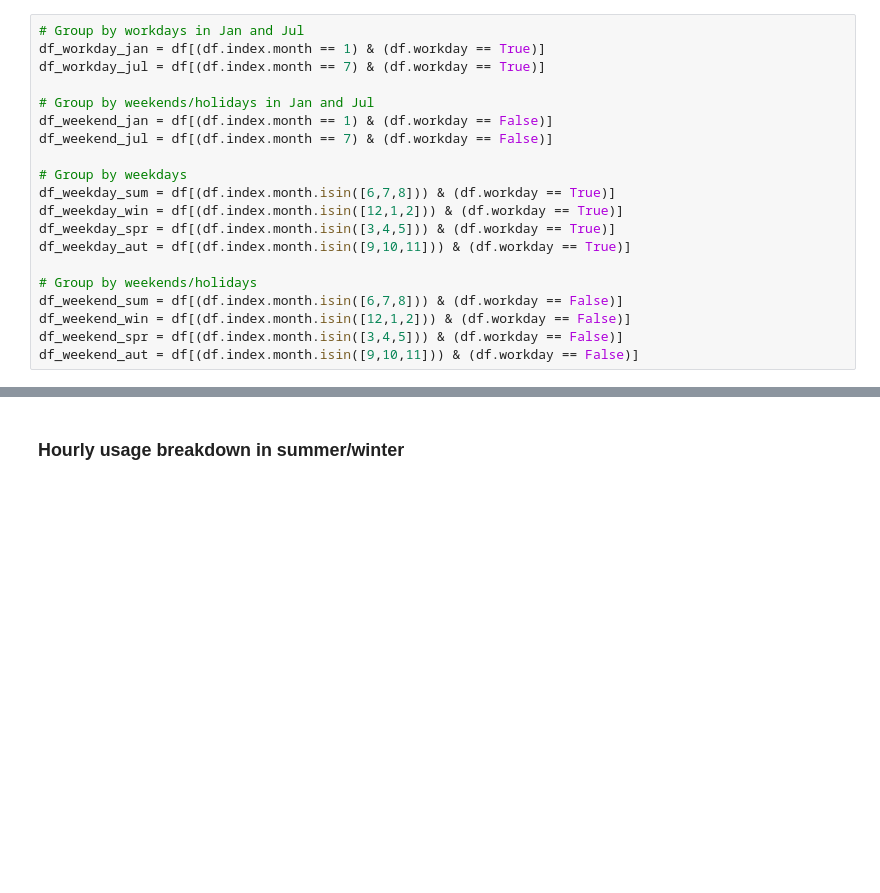
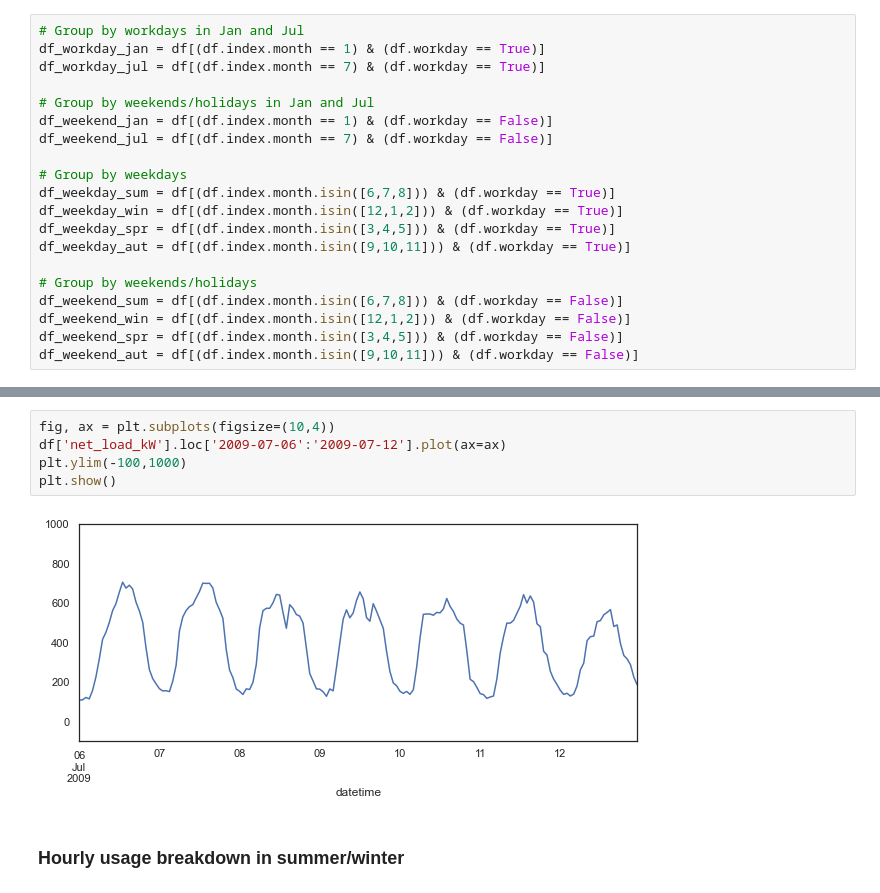
Before and after one commit to erickCantu/TheGreenCitySolutionsGroup, a Jupyter notebook: notebooks/EDA_data_visualization.ipynb, the cells around one changed output, grey strips where cells are left out. Drawn from its saved outputs; the diff is of its cells as text; blank space fills up the shorter version.

```diff
--- a/notebooks/EDA_data_visualization.ipynb
+++ b/notebooks/EDA_data_visualization.ipynb
@@ -81,3 +140,10 @@ df_weekend_aut = df[(df.index.month.isin([9,10,11])) & (df.workday == False)]
+# %%
+fig, ax = plt.subplots(figsize=(10,4))
+df['net_load_kW'].loc['2009-07-06':'2009-07-12'].plot(ax=ax)
+plt.ylim(-100,1000)
+plt.show()
+# %% [output]
+[figure, added]
 # %% [markdown]
 ### Hourly usage breakdown in summer/winter
 # %%
```
Also changed, not shown: parts of 8 cells of this notebook.
